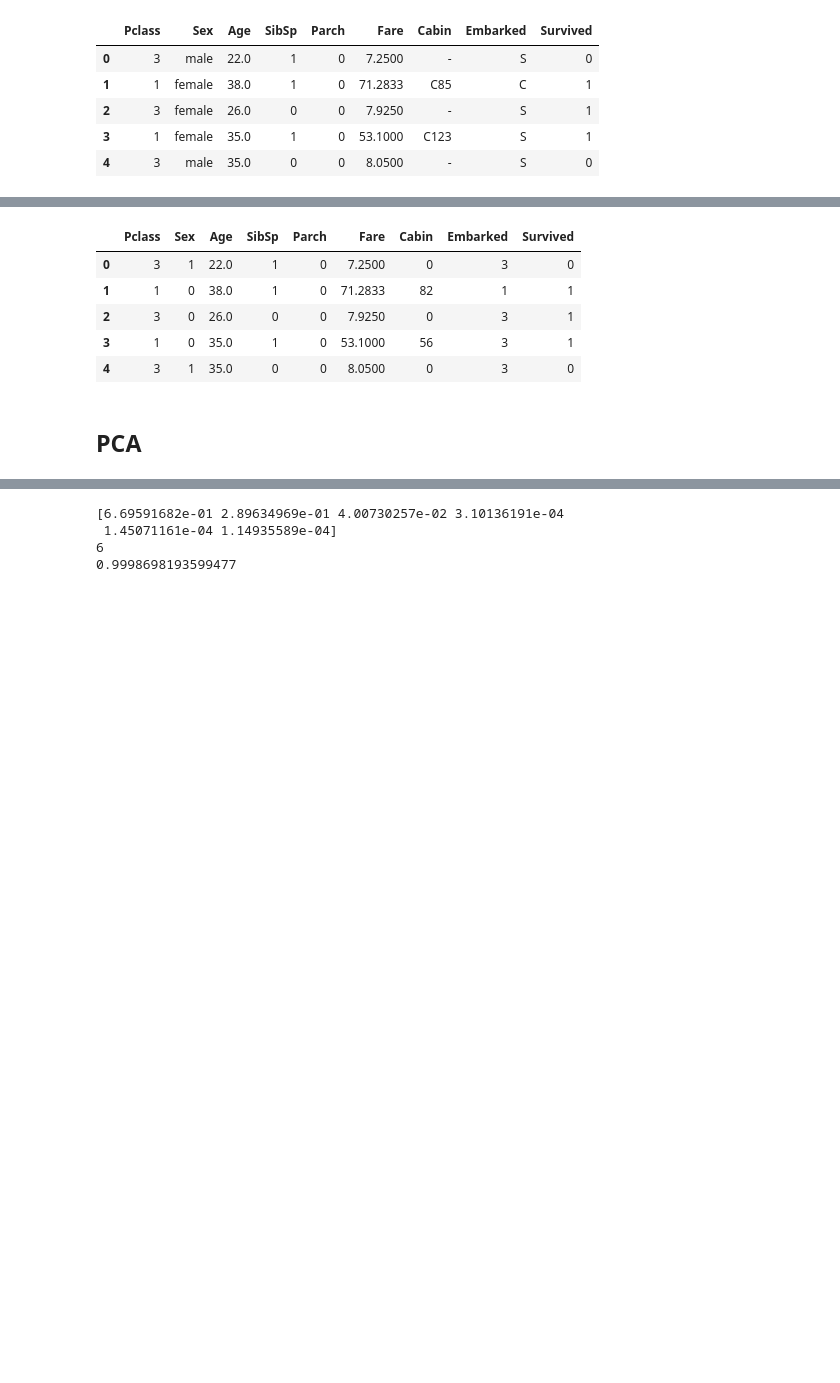
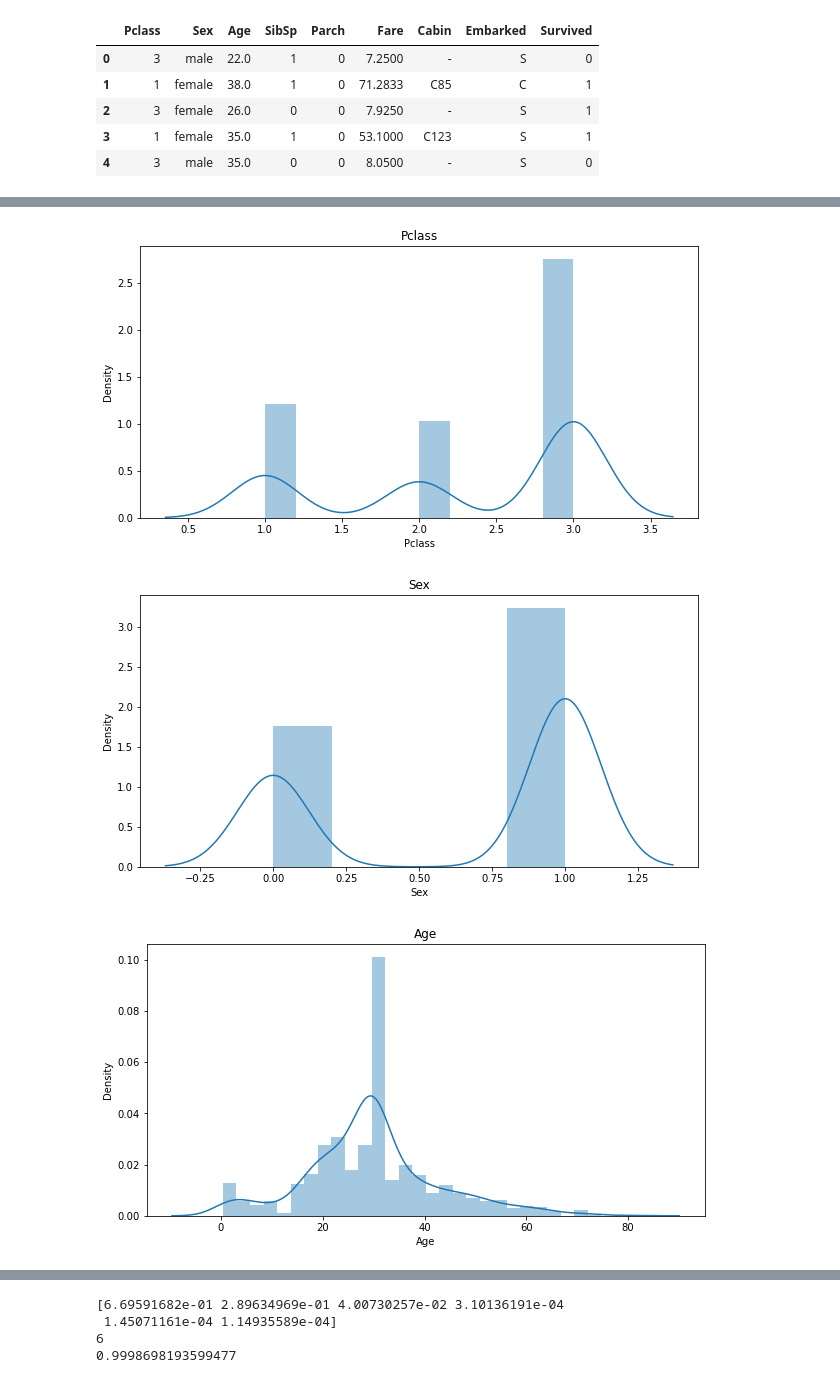
Before and after one commit to tohidabedini/kaggle_competitions, a Jupyter notebook: 001_Titanic/titanic.ipynb, the cells around one changed output, grey strips where cells are left out. Saved outputs shown, nothing was run; the diff lists cells and outputs as text; code cells hidden in the pictures; blank space fills up the shorter version.

Commit message:
add contents and beautify - start to change encoding type

```diff
--- a/001_Titanic/titanic.ipynb
+++ b/001_Titanic/titanic.ipynb
@@ -57,19 +98,18 @@ def execution_time_calculator(start_time):
 # def df_clean(df):
 #     df["date"] = df["date"].apply(time_to_standard)
 #     df = df.drop_duplicates(subset=['date'])
-
 #     dropped_df = df.dropna(axis=1).dropna().drop(['unix', 'symbol'], axis=1)
-
-
 #     return dropped_df
 
 
 def plot_train_data(df):
-    plt.figure(figsize=(30,10))
-    plt.plot(df.index, df['Age'])
+    for col in df.columns :
+        plt.figure(figsize=(10, 5))
+        sns.distplot(df[col])
+        plt.title(col)
+#     plt.plot(df.index, df['Age'])
 
-    #plt.title('Price chart (close) ' + str(ticker))
-    plt.show()
+#     plt.show()
     return None
 
 
@@ -164,0 +207,12 @@ df.head()
+# %%
+df_encoded, LE_Sex, LE_Cabin, LE_Embarked = df_encoder(df_clean)
+
+
+# pandas encoding - not good when we want to apply on test data
+
+# df['Sex'] = df['Sex'].astype('category')
+# df['Cabin'] = df['Cabin'].astype('category')
+# df['Embarked'] = df['Embarked'].astype('category')
+# OneHotEncoder().fit_transform(df)
+# cat_columns = df.select_dtypes(['category']).columns
+# df[cat_columns] = df[cat_columns].apply(lambda x: x.cat.codes)
@@ -216,9 +275,0 @@ df, LE_Sex, LE_Cabin, LE_Embarked = df_encoder(df)
-# %%
-df.head()
-# %% [output]
-|  | Pclass | Sex | Age | SibSp | Parch | Fare | Cabin | Embarked | Survived |
-| 0 | 3 | 1 | 22.0 | 1 | 0 | 7.2500 | 0 | 3 | 0 |
-| 1 | 1 | 0 | 38.0 | 1 | 0 | 71.2833 | 82 | 1 | 1 |
-| 2 | 3 | 0 | 26.0 | 0 | 0 | 7.9250 | 0 | 3 | 1 |
-| 3 | 1 | 0 | 35.0 | 1 | 0 | 53.1000 | 56 | 3 | 1 |
-| 4 | 3 | 1 | 35.0 | 0 | 0 | 8.0500 | 0 | 3 | 0 |
@@ -231,2 +276,6 @@ Y = array[:,-1]
-# %% [markdown]
-## PCA
+# %%
+plot_train_data(df_encoded);
+# %% [output]
+[figure, added]
+[figure, added]
+[figure, added]
```
Also changed, not shown: parts of 39 cells of this notebook.
